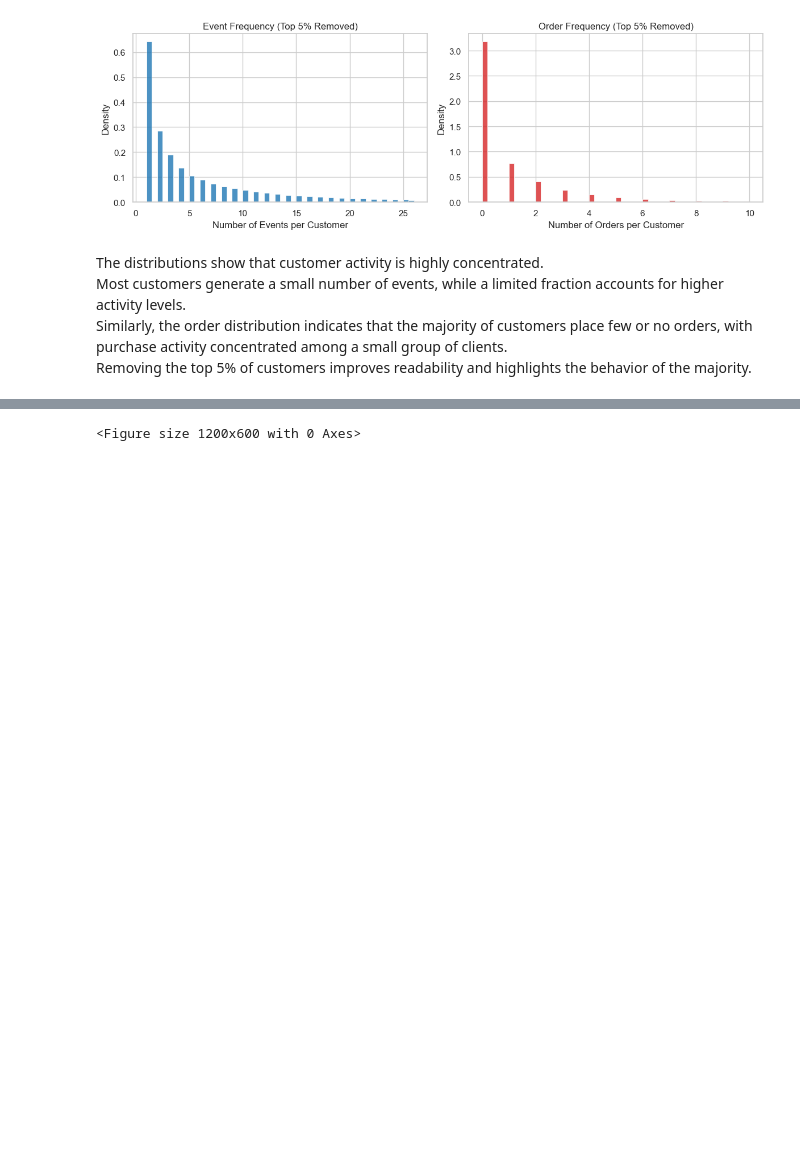
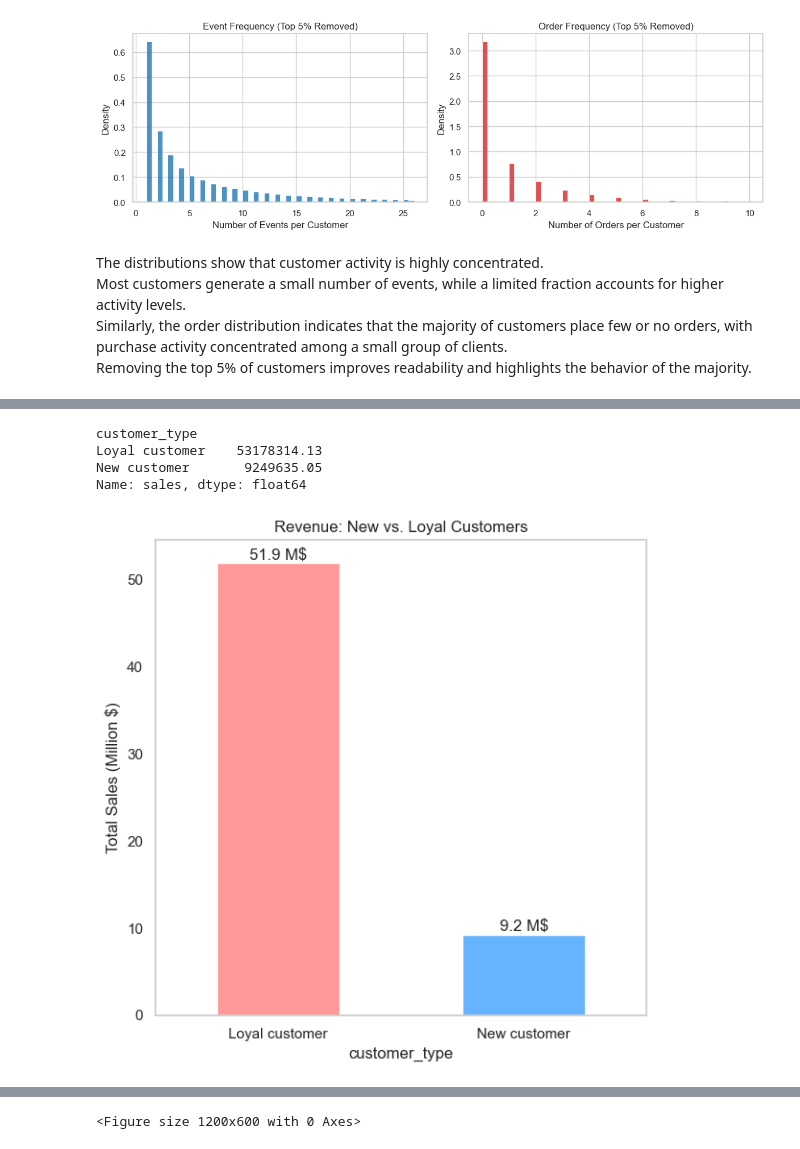
Before and after one commit to DomNoutsGit/Business_Data_Case, a Jupyter notebook: Partie1.ipynb, the cells around one changed output, grey strips where cells are left out. Cells and saved outputs as stored; diff of their text form; code cells hidden in the pictures; blank space fills up the shorter version.

```diff
--- a/Partie1.ipynb
+++ b/Partie1.ipynb
@@ -738,0 +741,25 @@ plt.show()
+# %%
+turnover_by_type
+# %% [output]
+customer_type
+Loyal customer    53178314.13
+New customer       9249635.05
+Name: sales, dtype: float64
+# %%
+turnover_by_type_m = turnover_by_type / 1_000_000
+
+plt.figure(figsize=(6, 6))
+ax = turnover_by_type_m.plot(kind='bar', color=['#ff9999', '#66b3ff'])
+
+plt.title('Revenue: New vs. Loyal Customers')
+plt.ylabel('Total Sales (Million $)')
+plt.xticks(rotation=0)
+ax.grid(False)
+
+for i, v in enumerate(turnover_by_type_m):
+    ax.text(i, v, f"{v:.1f} M$", ha='center', va='bottom')
+
+plt.tight_layout()
+plt.show()
+# %% [output]
+[figure, added]
```
Also changed, not shown: parts of 10 cells of this notebook.
